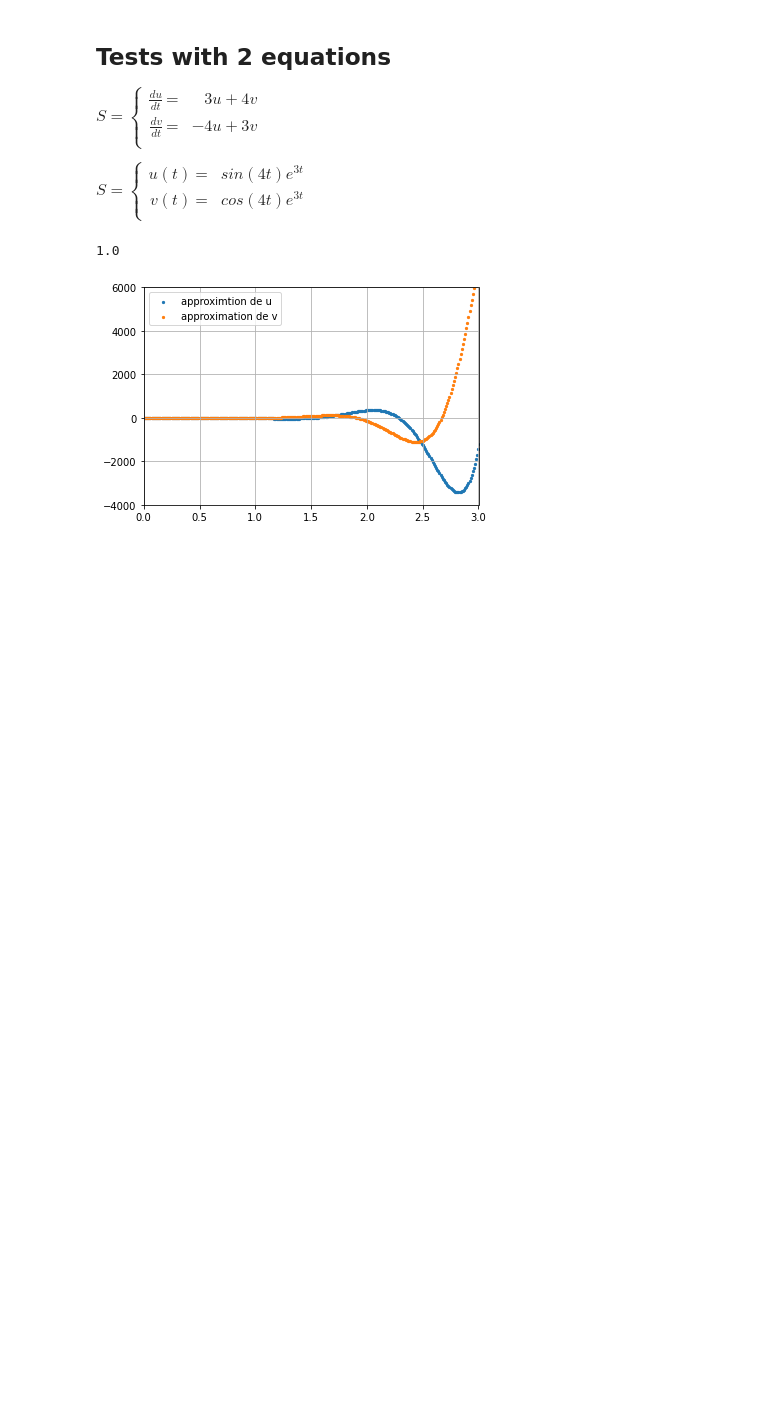
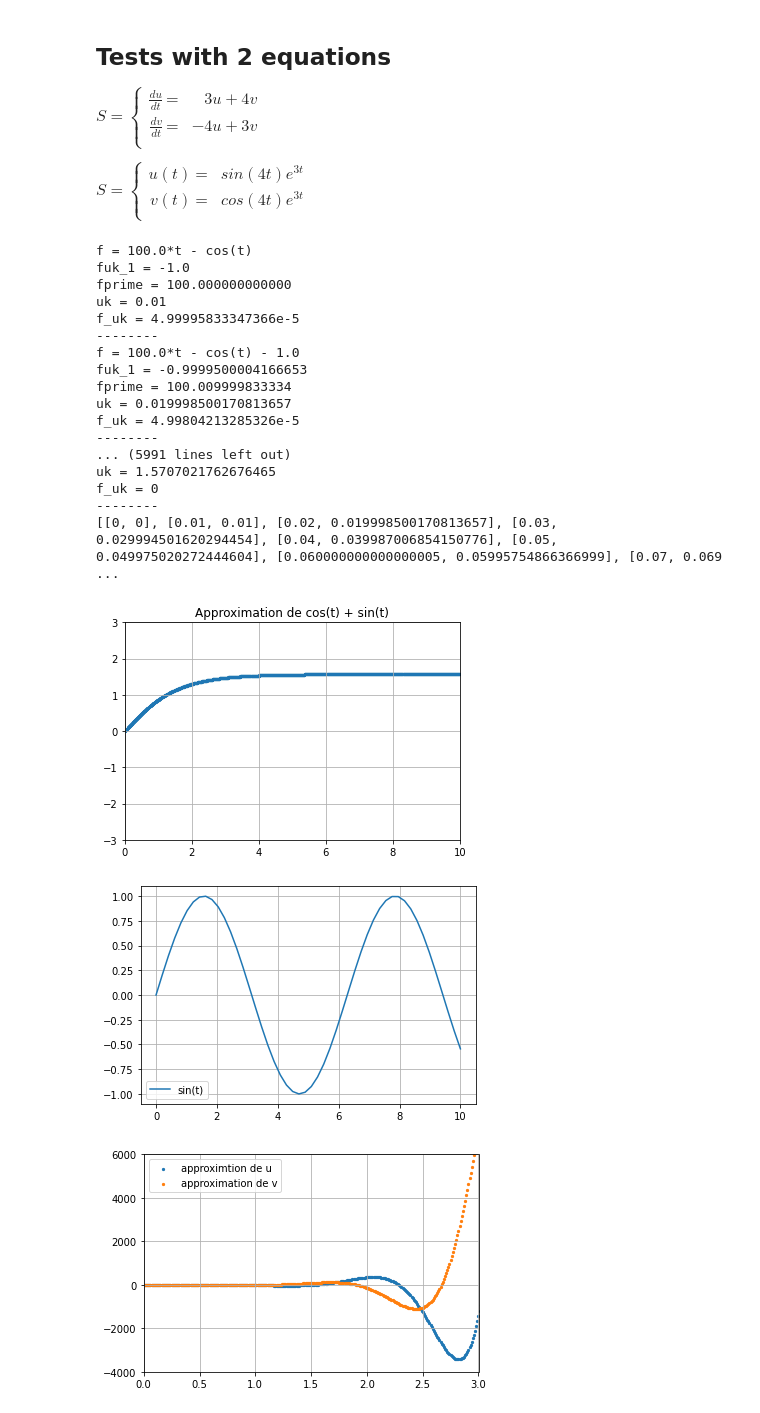
Before and after one commit to AlexPoiron/FirstModel, a Jupyter notebook: Tests.ipynb, the cells around one changed output. Drawn from its saved outputs; the diff is of its cells as text; code cells hidden in the pictures; blank space fills up the shorter version.

```diff
--- a/Tests.ipynb
+++ b/Tests.ipynb
@@ -139,10 +88,59 @@ $S=\begin{equation}
   \right.
 \end{equation}
 $
-# %%
-np.cos(0)
-# %% [output]
-1.0
+# %%
+t = sp.Symbol('t', real=True)
+
+u0 = 0
+du = sp.cos(t)
+use_trapezoidal = False
+symbol = t
+
+res = Solver_one_equation(du, u0, use_trapezoidal, symbol)
+print(res)
+
+
+absi = []
+for i in range(0, len(res)):
+    absi.append(res[i][0])
+coords = []
+for j in range(0, len(res)):
+    coords.append(res[j][1])
+
+plt.ylim([-3, 3])
+plt.title('Approximation de cos(t) + sin(t)')
+plt.xlim([0, 10])
+plt.scatter(absi, coords, s=5)
+plt.grid(True)
+
+
+fig, ax = plt.subplots()
+x = np.linspace(0, 10, 50)
+y = np.sin(x)
+ax.plot(x, y, label ='sin(t)')
+ax.grid(True)
+plt.legend()
+plt.show()
+# %% [output]
+f = 100.0*t - cos(t)
+fuk_1 = -1.0
+fprime = 100.000000000000
+uk = 0.01
+f_uk = 4.99995833347366e-5
+--------
+f = 100.0*t - cos(t) - 1.0
+fuk_1 = -0.9999500004166653
+fprime = 100.009999833334
+uk = 0.019998500170813657
+f_uk = 4.99804213285326e-5
+--------
+... (5991 lines left out)
+uk = 1.5707021762676465
+f_uk = 0
+--------
+[[0, 0], [0.01, 0.01], [0.02, 0.019998500170813657], [0.03, 0.029994501620294454], [0.04, 0.039987006854150776], [0.05, 0.049975020272444604], [0.060000000000000005, 0.05995754866366999], [0.07, 0.069 ...
+[figure, new version]
+[figure]
 # %%
 u0 = 0
 v0 = 1
```
Also changed, not shown: parts of 5 cells of this notebook, 2 other files.
